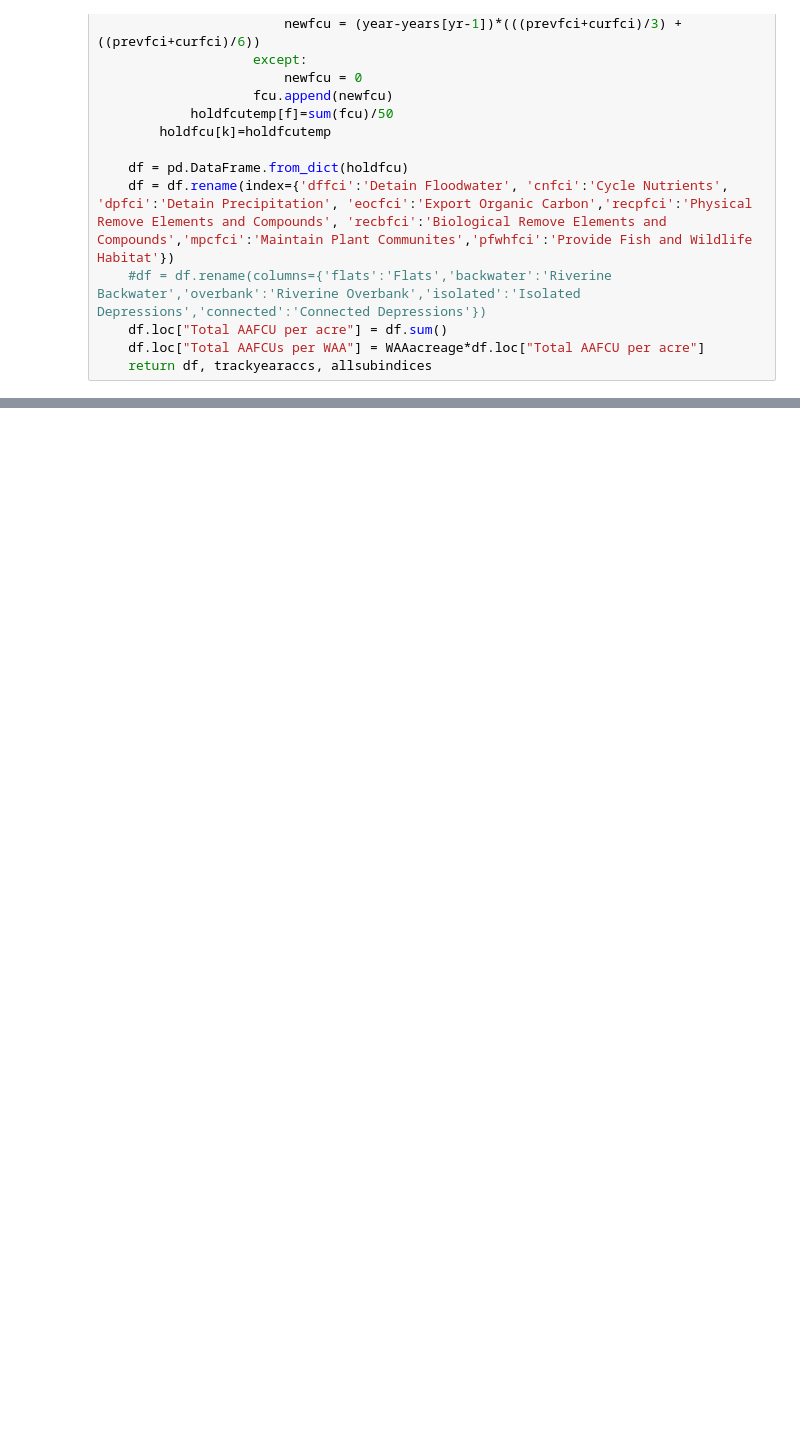
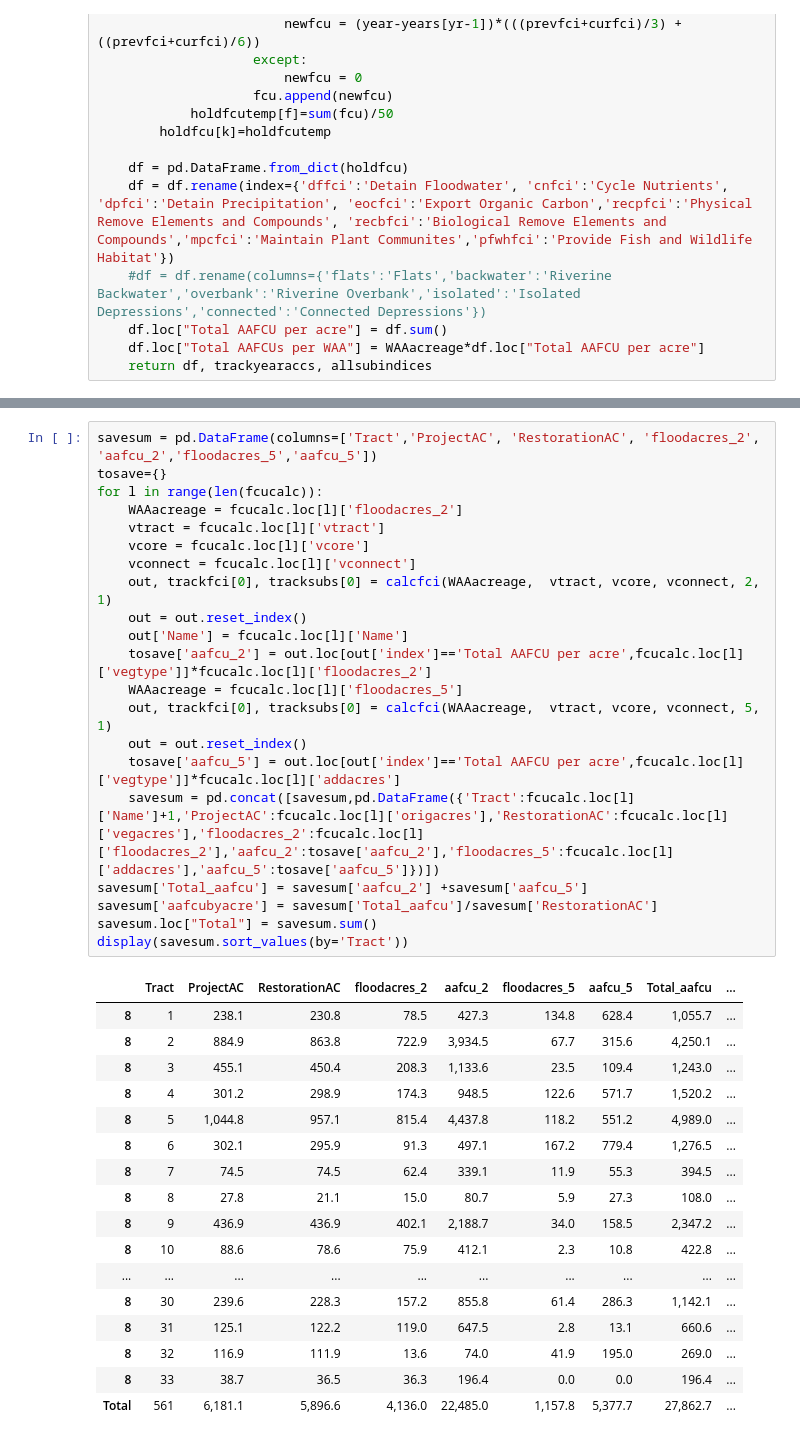
Before and after one commit to mkmitchell/hgm, a Jupyter notebook: AllInOne_HGM.ipynb, the cells around one changed output, grey strips where cells are left out. Saved outputs shown, nothing was run; the diff lists cells and outputs as text; blank space fills up the shorter version.

```diff
--- a/AllInOne_HGM.ipynb
+++ b/AllInOne_HGM.ipynb
@@ -975,0 +1121,39 @@ Flood 5
+# %%
+savesum = pd.DataFrame(columns=['Tract','ProjectAC', 'RestorationAC', 'floodacres_2', 'aafcu_2','floodacres_5','aafcu_5'])
+tosave={}
+for l in range(len(fcucalc)):
+    WAAacreage = fcucalc.loc[l]['floodacres_2']
+    vtract = fcucalc.loc[l]['vtract']
+    vcore = fcucalc.loc[l]['vcore']
+    vconnect = fcucalc.loc[l]['vconnect']
+    out, trackfci[0], tracksubs[0] = calcfci(WAAacreage,  vtract, vcore, vconnect, 2, 1)
+    out = out.reset_index()
+    out['Name'] = fcucalc.loc[l]['Name']
+    tosave['aafcu_2'] = out.loc[out['index']=='Total AAFCU per acre',fcucalc.loc[l]['vegtype']]*fcucalc.loc[l]['floodacres_2']
+    WAAacreage = fcucalc.loc[l]['floodacres_5']
+    out, trackfci[0], tracksubs[0] = calcfci(WAAacreage,  vtract, vcore, vconnect, 5, 1)
+    out = out.reset_index()
+    tosave['aafcu_5'] = out.loc[out['index']=='Total AAFCU per acre',fcucalc.loc[l]['vegtype']]*fcucalc.loc[l]['addacres']
+    savesum = pd.concat([savesum,pd.DataFrame({'Tract':fcucalc.loc[l]['Name']+1,'ProjectAC':fcucalc.loc[l]['origacres'],'RestorationAC':fcucalc.loc[l]['vegacres'],'floodacres_2':fcucalc.loc[l]['floodacres_2'],'aafcu_2':tosave['aafcu_2'],'floodacres_5':fcucalc.loc[l]['addacres'],'aafcu_5':tosave['aafcu_5']})])
+savesum['Total_aafcu'] = savesum['aafcu_2'] +savesum['aafcu_5']
+savesum['aafcubyacre'] = savesum['Total_aafcu']/savesum['RestorationAC']
+savesum.loc["Total"] = savesum.sum()
+display(savesum.sort_values(by='Tract'))
+# %% [output]
+|  | Tract | ProjectAC | RestorationAC | floodacres_2 | aafcu_2 | floodacres_5 | aafcu_5 | Total_aafcu | ... |
+| 8 | 1 | 238.1 | 230.8 | 78.5 | 427.3 | 134.8 | 628.4 | 1,055.7 | ... |
+| 8 | 2 | 884.9 | 863.8 | 722.9 | 3,934.5 | 67.7 | 315.6 | 4,250.1 | ... |
+| 8 | 3 | 455.1 | 450.4 | 208.3 | 1,133.6 | 23.5 | 109.4 | 1,243.0 | ... |
+| 8 | 4 | 301.2 | 298.9 | 174.3 | 948.5 | 122.6 | 571.7 | 1,520.2 | ... |
+| 8 | 5 | 1,044.8 | 957.1 | 815.4 | 4,437.8 | 118.2 | 551.2 | 4,989.0 | ... |
+| 8 | 6 | 302.1 | 295.9 | 91.3 | 497.1 | 167.2 | 779.4 | 1,276.5 | ... |
+| 8 | 7 | 74.5 | 74.5 | 62.4 | 339.1 | 11.9 | 55.3 | 394.5 | ... |
+| 8 | 8 | 27.8 | 21.1 | 15.0 | 80.7 | 5.9 | 27.3 | 108.0 | ... |
+| 8 | 9 | 436.9 | 436.9 | 402.1 | 2,188.7 | 34.0 | 158.5 | 2,347.2 | ... |
+| 8 | 10 | 88.6 | 78.6 | 75.9 | 412.1 | 2.3 | 10.8 | 422.8 | ... |
+| ... | ... | ... | ... | ... | ... | ... | ... | ... | ... |
+| 8 | 30 | 239.6 | 228.3 | 157.2 | 855.8 | 61.4 | 286.3 | 1,142.1 | ... |
+| 8 | 31 | 125.1 | 122.2 | 119.0 | 647.5 | 2.8 | 13.1 | 660.6 | ... |
+| 8 | 32 | 116.9 | 111.9 | 13.6 | 74.0 | 41.9 | 195.0 | 269.0 | ... |
+| 8 | 33 | 38.7 | 36.5 | 36.3 | 196.4 | 0.0 | 0.0 | 196.4 | ... |
+| Total | 561 | 6,181.1 | 5,896.6 | 4,136.0 | 22,485.0 | 1,157.8 | 5,377.7 | 27,862.7 | ... |
```
Also changed, not shown: parts of 19 cells of this notebook.
